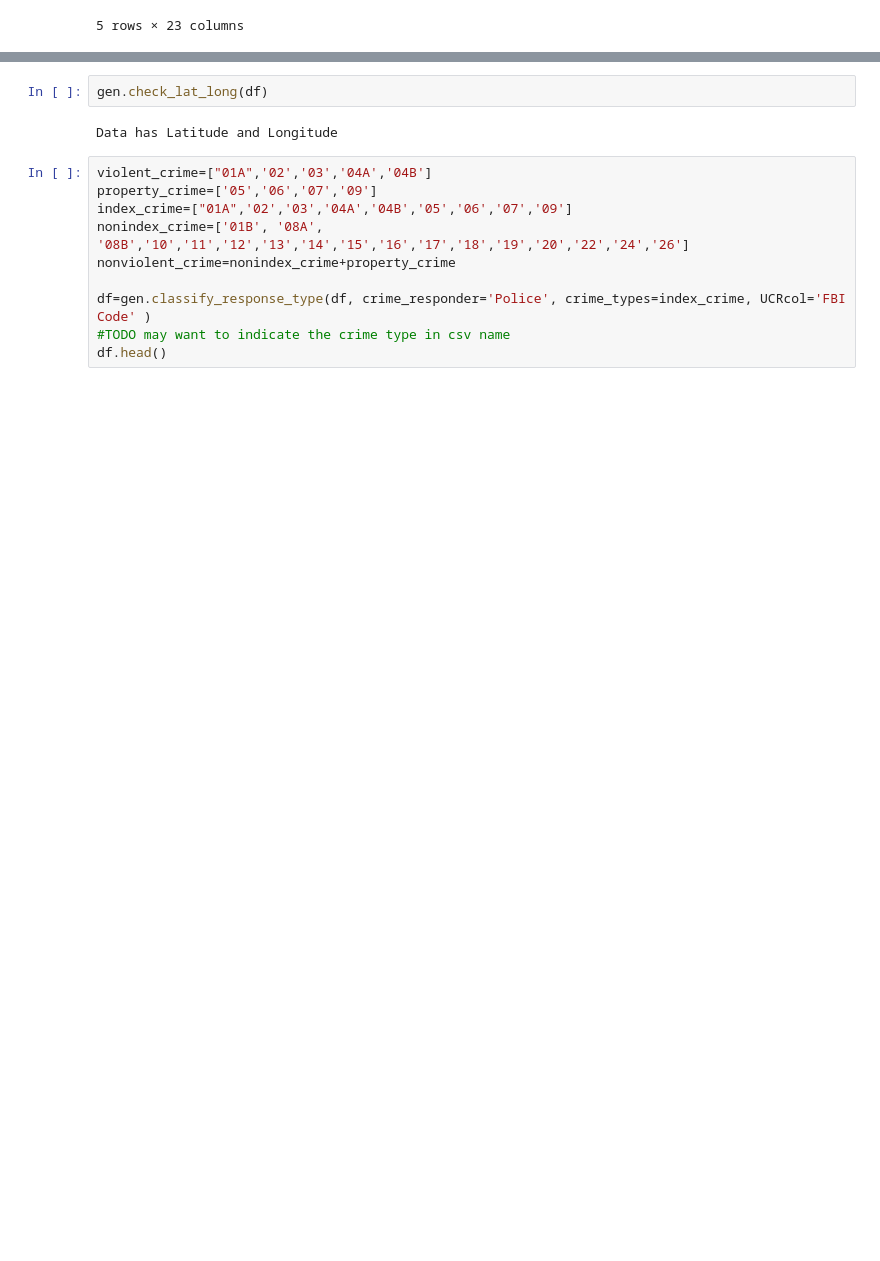
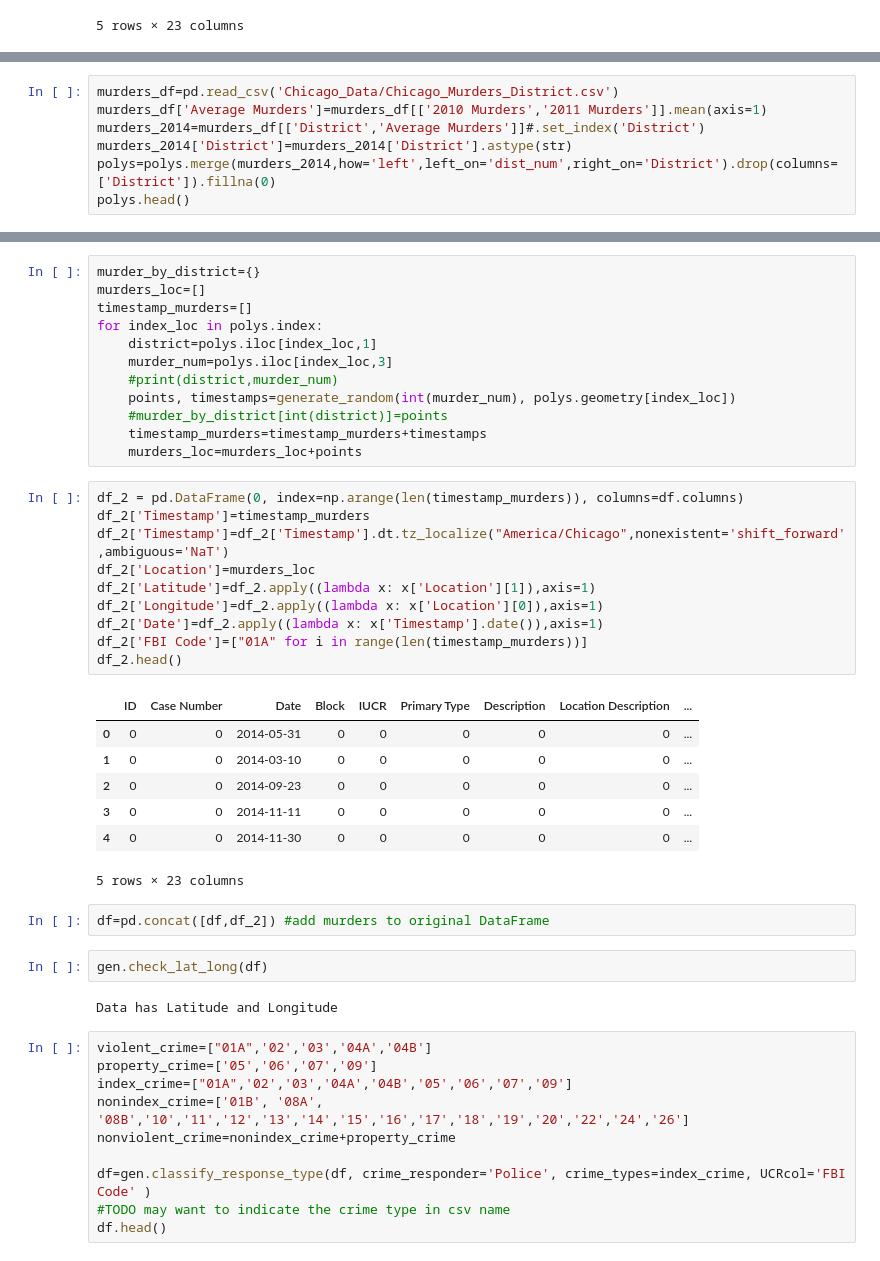
Before and after one commit to callieclark/response-time-project, a Jupyter notebook: crime_profile_generator_process.ipynb, the cells around one changed output, grey strips where cells are left out. Cells and saved outputs as stored; diff of their text form; blank space fills up the shorter version.

Commit message:
Added Murder Data

```diff
--- a/crime_profile_generator_process.ipynb
+++ b/crime_profile_generator_process.ipynb
@@ -24,0 +52,7 @@ df.head()
+# %%
+murders_df=pd.read_csv('Chicago_Data/Chicago_Murders_District.csv')
+murders_df['Average Murders']=murders_df[['2010 Murders','2011 Murders']].mean(axis=1)
+murders_2014=murders_df[['District','Average Murders']]#.set_index('District')
+murders_2014['District']=murders_2014['District'].astype(str)
+polys=polys.merge(murders_2014,how='left',left_on='dist_num',right_on='District').drop(columns=['District']).fillna(0)
+polys.head()
@@ -25,3 +71,35 @@ df.head()
+# %%
+murder_by_district={}
+murders_loc=[]
+timestamp_murders=[]
+for index_loc in polys.index:
+    district=polys.iloc[index_loc,1]
+    murder_num=polys.iloc[index_loc,3]
+    #print(district,murder_num)
+    points, timestamps=generate_random(int(murder_num), polys.geometry[index_loc])
+    #murder_by_district[int(district)]=points
+    timestamp_murders=timestamp_murders+timestamps
+    murders_loc=murders_loc+points
+# %%
+df_2 = pd.DataFrame(0, index=np.arange(len(timestamp_murders)), columns=df.columns)
+df_2['Timestamp']=timestamp_murders
+df_2['Timestamp']=df_2['Timestamp'].dt.tz_localize("America/Chicago",nonexistent='shift_forward',ambiguous='NaT')
+df_2['Location']=murders_loc
+df_2['Latitude']=df_2.apply((lambda x: x['Location'][1]),axis=1)
+df_2['Longitude']=df_2.apply((lambda x: x['Location'][0]),axis=1)
+df_2['Date']=df_2.apply((lambda x: x['Timestamp'].date()),axis=1)
+df_2['FBI Code']=["01A" for i in range(len(timestamp_murders))]
+df_2.head()
+# %% [output]
+|  | ID | Case Number | Date | Block | IUCR | Primary Type | Description | Location Description | ... |
+| 0 | 0 | 0 | 2014-05-31 | 0 | 0 | 0 | 0 | 0 | ... |
+| 1 | 0 | 0 | 2014-03-10 | 0 | 0 | 0 | 0 | 0 | ... |
+| 2 | 0 | 0 | 2014-09-23 | 0 | 0 | 0 | 0 | 0 | ... |
+| 3 | 0 | 0 | 2014-11-11 | 0 | 0 | 0 | 0 | 0 | ... |
+| 4 | 0 | 0 | 2014-11-30 | 0 | 0 | 0 | 0 | 0 | ... |
+5 rows × 23 columns
+# %%
+df=pd.concat([df,df_2]) #add murders to original DataFrame
 # %%
 gen.check_lat_long(df)
 # %% [output]
```
Also changed, not shown: parts of 7 cells of this notebook, 16 other files.
